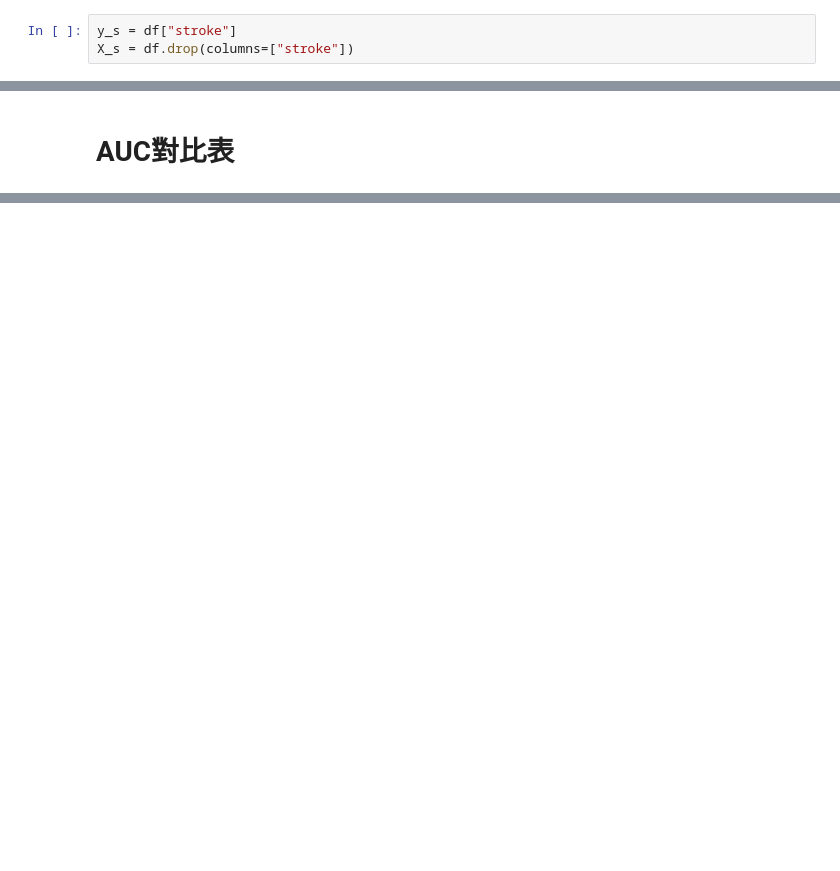
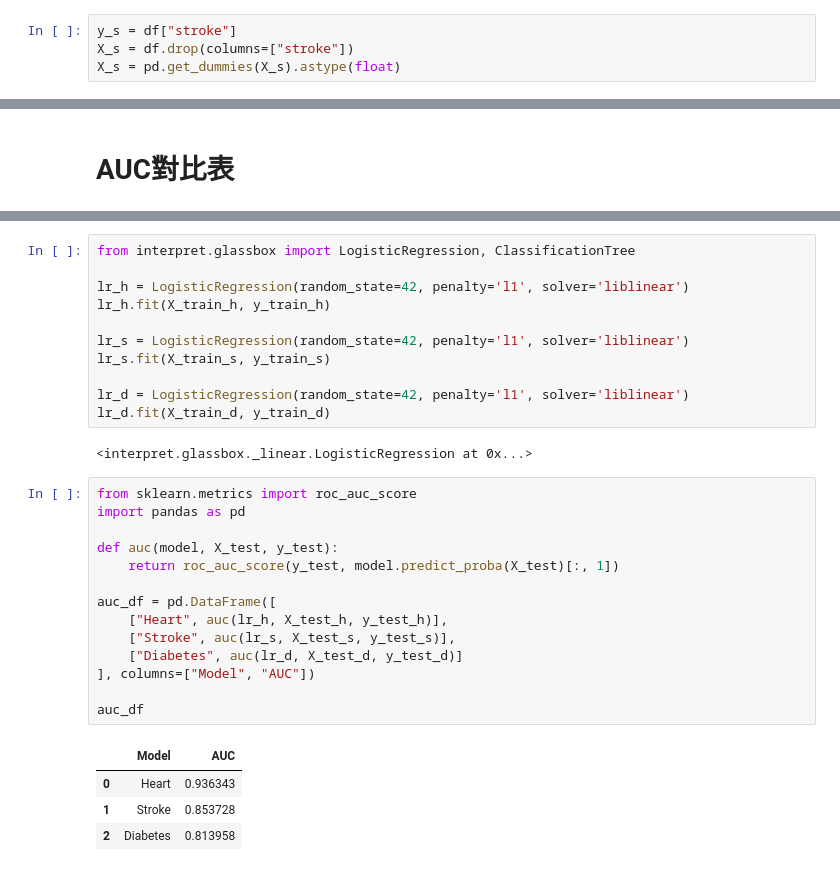
Before and after one commit to TY-1211/InterpretDash_1258028, a Jupyter notebook: notebooks/W07_three_datasets.ipynb, the cells around one changed output, grey strips where cells are left out. Saved outputs shown, nothing was run; the diff lists cells and outputs as text; blank space fills up the shorter version.

```diff
--- a/notebooks/W07_three_datasets.ipynb
+++ b/notebooks/W07_three_datasets.ipynb
@@ -177,6 +178,7 @@ df.head()
 # %%
 y_s = df["stroke"]
 X_s = df.drop(columns=["stroke"])
+X_s = pd.get_dummies(X_s).astype(float)
 # %% [markdown]
 ## 3-3 訓練／測試分割
 # %%
@@ -233,0 +243,32 @@ show([hist_heart, hist_stroke, hist_diabetes])
+# %%
+from interpret.glassbox import LogisticRegression, ClassificationTree
+
+lr_h = LogisticRegression(random_state=42, penalty='l1', solver='liblinear')
+lr_h.fit(X_train_h, y_train_h)
+
+lr_s = LogisticRegression(random_state=42, penalty='l1', solver='liblinear')
+lr_s.fit(X_train_s, y_train_s)
+
+lr_d = LogisticRegression(random_state=42, penalty='l1', solver='liblinear')
+lr_d.fit(X_train_d, y_train_d)
+# %% [output]
+<interpret.glassbox._linear.LogisticRegression at 0x...>
+# %%
+from sklearn.metrics import roc_auc_score
+import pandas as pd
+
+def auc(model, X_test, y_test):
+    return roc_auc_score(y_test, model.predict_proba(X_test)[:, 1])
+
+auc_df = pd.DataFrame([
+    ["Heart", auc(lr_h, X_test_h, y_test_h)],
+    ["Stroke", auc(lr_s, X_test_s, y_test_s)],
+    ["Diabetes", auc(lr_d, X_test_d, y_test_d)]
+], columns=["Model", "AUC"])
+
+auc_df
+# %% [output]
+|  | Model | AUC |
+| 0 | Heart | 0.936343 |
+| 1 | Stroke | 0.853728 |
+| 2 | Diabetes | 0.813958 |
```
Also changed, not shown: parts of 3 cells of this notebook.
